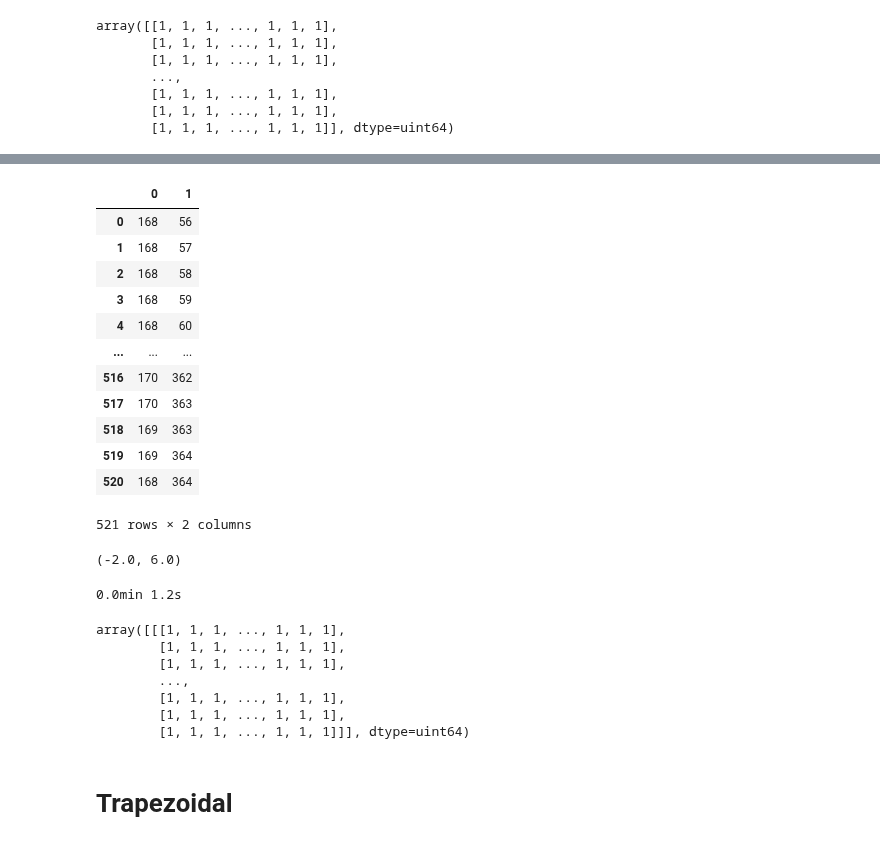
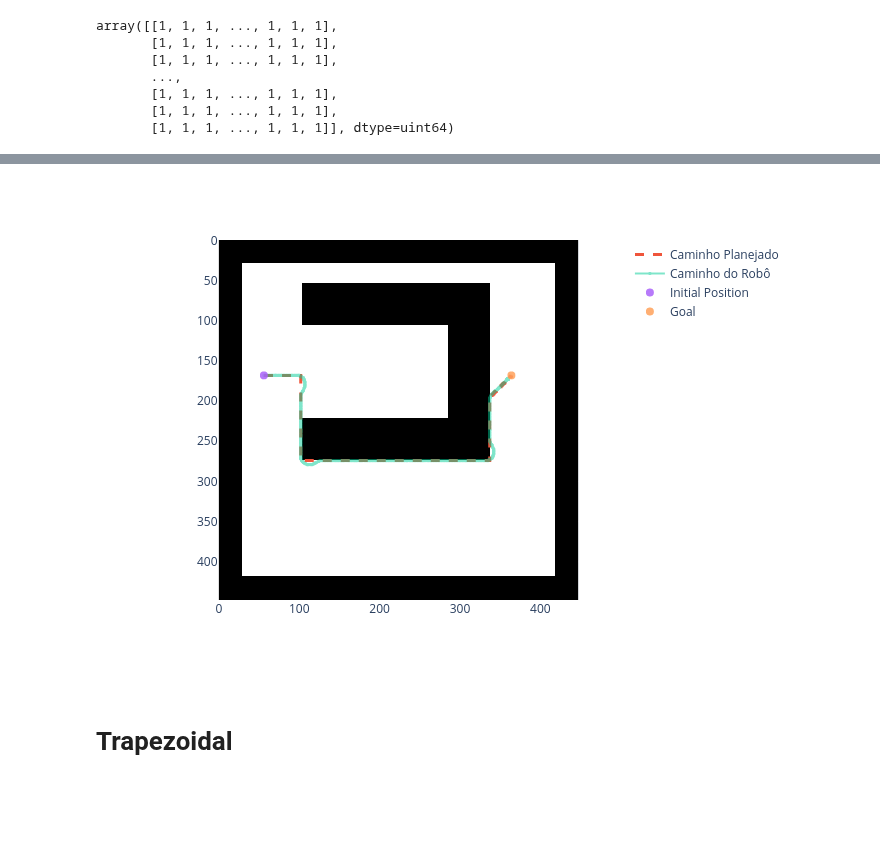
Before and after one commit to fbartelt/Planejamento-de-Movimento-de-Robos, a Jupyter notebook: test2.ipynb, the cells around one changed output, grey strips where cells are left out. Saved outputs shown, nothing was run; the diff lists cells and outputs as text; code cells hidden in the pictures; blank space fills up the shorter version.

Commit message:
Clean notebook + generate visual results

```diff
--- a/test2.ipynb
+++ b/test2.ipynb
@@ -234,7 +141,3 @@ array([[1, 1, 1, ..., 1, 1, 1],
        [1, 1, 1, ..., 1, 1, 1],
        [1, 1, 1, ..., 1, 1, 1],
        [1, 1, 1, ..., 1, 1, 1]], dtype=uint64)
-# %%
-grid = cv2.transpose(grid)
-np.save('catkin_ws/src/Astar/worlds/grid1.npy', grid)
-grid
@@ -249,2 +143,0 @@ array([[1, 1, 1, ..., 1, 1, 1],
-# %%
-grid = cv2.transpose(grid)
@@ -285,18 +143,0 @@ fig.show()
-# %%
-import pandas as pd
-df = pd.read_csv('/home/fbartelt/Documents/UFMG/Planejamento/logs/astar_path.csv', index_col=0)
-df
-# %% [output]
-|  | 0 | 1 |
-| 0 | 168 | 56 |
-| 1 | 168 | 57 |
-| 2 | 168 | 58 |
-| 3 | 168 | 59 |
-| 4 | 168 | 60 |
-| ... | ... | ... |
-| 516 | 170 | 362 |
-| 517 | 170 | 363 |
-| 518 | 169 | 363 |
-| 519 | 169 | 364 |
-| 520 | 168 | 364 |
-521 rows × 2 columns
@@ -307,39 +144,22 @@ fig.show()
-# %%
-def pixels2meters(coord):
-    """Converts pixels coordinate to coordinate in meters.
-    """
-    xp, yp = coord
-    xm = xp / scale - width // 2
-    ym = -yp / scale + height // 2
-    coord_meters = (xm, ym)
-
-    return coord_meters
-
-pixels2meters((168, 56))
-# %% [output]
-(-2.0, 6.0)
-# %%
-import time
-
-a = time.time()
-time.sleep(1.234)
-b = time.time()
-tt = b - a
-m, s = divmod(tt, 60)
-ss = '{:.2}min {:.2}s'.format(m, s)
-print(ss)
-# %% [output]
-0.0min 1.2s
-# %%
-mapa[None]
-# %% [output]
-array([[[1, 1, 1, ..., 1, 1, 1],
-        [1, 1, 1, ..., 1, 1, 1],
-        [1, 1, 1, ..., 1, 1, 1],
-        ...,
-        [1, 1, 1, ..., 1, 1, 1],
-        [1, 1, 1, ..., 1, 1, 1],
-        [1, 1, 1, ..., 1, 1, 1]]], dtype=uint64)
+# %%
+df = pd.read_csv('/home/fbartelt/Documents/UFMG/Planejamento/logs/astar_path.csv', index_col=0)
+df2 = pd.read_csv('/home/fbartelt/Documents/UFMG/Planejamento/logs/astar_path2.csv', index_col=0)
+
+aux = df2.to_numpy()
+passed_px = [meters2pixels(x) for x in aux]
+xpx, ypx = list(zip(*passed_px))
+
+grid2 = cv2.imread('/home/fbartelt/Documents/UFMG/Planejamento/catkin_ws/src/Astar/worlds/maze.png', cv2.IMREAD_GRAYSCALE)
+grid2 = cv2.resize(grid2, (450, 450), interpolation = cv2.INTER_AREA)
+grid2 = 0**grid2.T
+fig = px.imshow(0**grid.T, binary_string=True)
+fig.add_trace(go.Scatter(x=df['1'], y=df['0'], name='Caminho Planejado', showlegend=True, line_width=3, line_dash='dash'))
+fig.add_trace(go.Scatter(x=xpx, y=ypx, name='Caminho do Robô', showlegend=True, mode='lines+markers', marker_symbol='square-open', opacity=0.5, marker_size=2))
+fig.add_trace(go.Scatter(x=[56], y=[168], name='Initial Position', mode='markers', marker_size=8, opacity=0.85))
+fig.add_trace(go.Scatter(x=[364], y=[168], name='Goal', mode='markers', marker_size=8, opacity=0.85))
+fig.show(renderer='png')
+# %% [output]
+[figure, added]
 # %% [markdown]
 # Trapezoidal
 # %%
```
Also changed, not shown: parts of 22 cells of this notebook, 6 other files.
